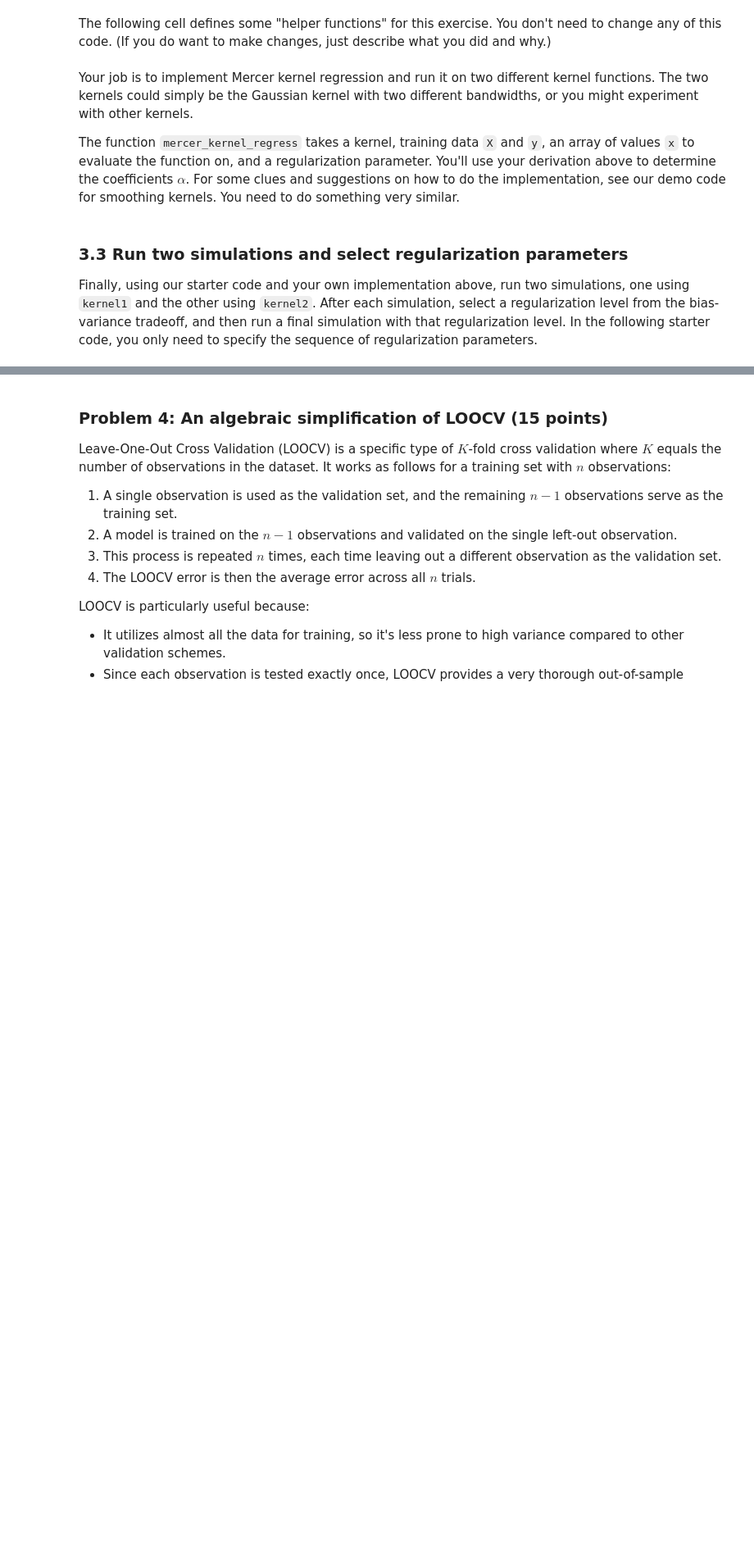
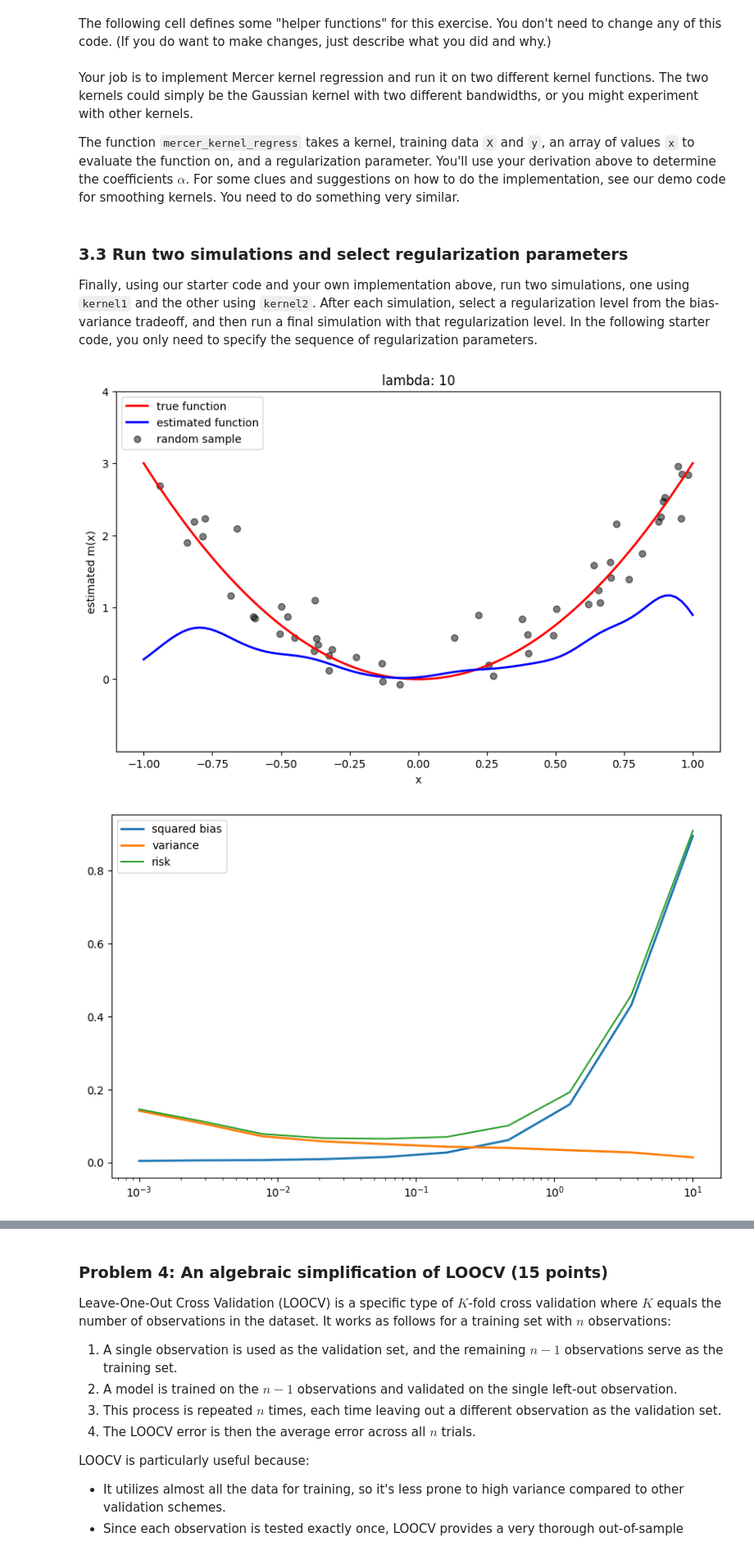
Before and after one commit to AKUP6/ClubTable, a Jupyter notebook: assignments/assn1/assn1.ipynb, the cells around one changed output, grey strips where cells are left out. Shown at 82% size. Drawn from its saved outputs; the diff is of its cells as text; code cells hidden in the pictures; blank space fills up the shorter version.

```diff
--- a/assignments/assn1/assn1.ipynb
+++ b/assignments/assn1/assn1.ipynb
@@ -607,6 +605,9 @@ def run_simulation(kernel, lmbdas, show_bias_variance=True):
     plt.plot(lmbdas, sq_bias, label='squared bias', linewidth=2)
     plt.plot(lmbdas, variance, label='variance', linewidth=2)
     plt.plot(lmbdas, sq_bias + variance, label='risk')
+    #****
+    plt.xscale('log')
+    #****
     plt.legend()
     plt.show()
 # %% [markdown]
@@ -617,19 +618,28 @@ with two different bandwidths, or you might experiment with other kernels.
 The function `mercer_kernel_regress` takes a kernel, training data `X` and `y`, an array of values `x` to evaluate the function on, and a regularization parameter. You'll use your derivation above to
 determine the coefficients $\alpha$. For some clues and suggestions on how to do the
 implementation, see our demo code for smoothing kernels. You need to do something very similar.
-# %%
-def mercer_kernel_regress(kernel, X, y, x, lmbda):
-    # your implementation here
-    _
-
-def kernel1(x,y):
-    # your implementation here
-    _
-
-
-def kernel2(x,y):
-    # your implementation here
-    _
+# %%
+def mercer_kernel_regress(kernel, X, y, x, lmbda):
+    # your implementation here
+    n = len(X)
+    K = kernel(X[:, None], X[None, :])
+
+    alpha = np.linalg.solve(K + lmbda * np.eye(n), y)
+
+    Kx = kernel(x[:, None], X[None, :])
+
+    return Kx @ alpha
+
+def kernel1(x,y):
+    # your implementation here
+    #Gaussian w/low bandwidth
+    h = 0.1
+    return np.exp(-(x - y) ** 2 / (2 * h ** 2))
+
+def kernel2(x,y):
+    # your implementation here
+    h = 0.5
+    return np.exp(-(x - y) ** 2 / (2 * h ** 2))
 # %% [markdown]
 ###  3.3 Run two simulations and select regularization parameters
 
@@ -637,6 +647,9 @@ Finally, using our starter code and your own implementation above, run two simul
 using `kernel1` and the other using `kernel2`. After each simulation, select a regularization level from the bias-variance tradeoff, and then run a final simulation with that regularization level. In the following
 starter code, you only need to specify the sequence of regularization parameters.
 # %%
-lmbdas = # define your sequence of lambdas
+lmbdas = np.logspace(-3, 1, 10) # define your sequence of lambdas
 run_simulation(kernel1, lmbdas)
+# %% [output]
+[figure, added]
+[figure, added]
 # %%
```
Also changed, not shown: parts of 9 cells of this notebook.
